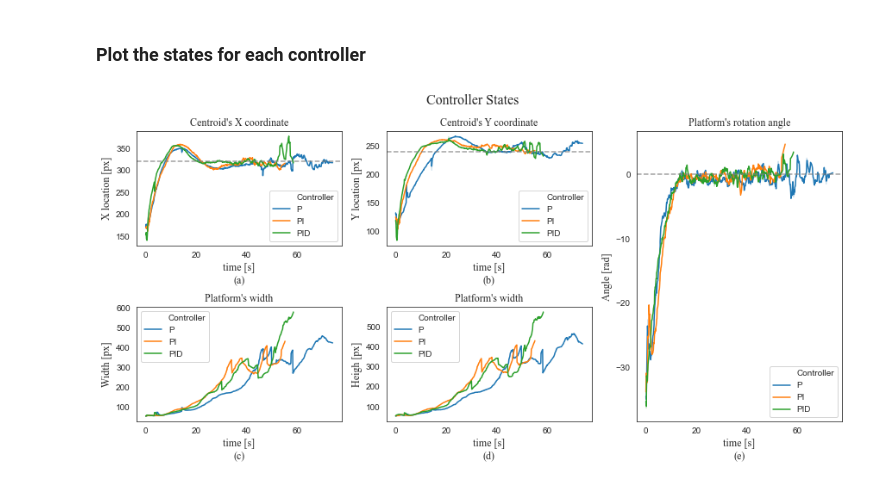
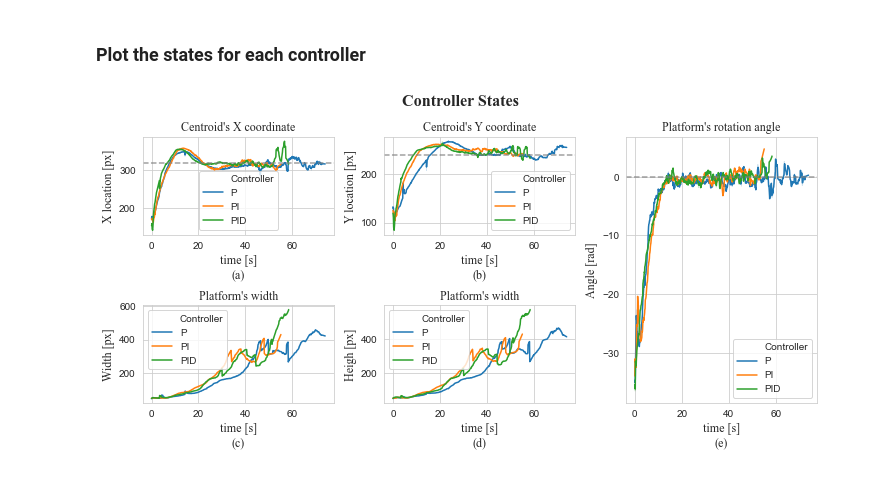
Before and after one commit to apinto25/autonomous_landing_data_analysis, a Jupyter notebook: controller_states_analysis.ipynb, the cells around one changed output. Cells and saved outputs as stored; diff of their text form; code cells hidden in the pictures.

Commit message:
Update states diagram style

```diff
--- a/controller_states_analysis.ipynb
+++ b/controller_states_analysis.ipynb
@@ -169,9 +169,9 @@ mean_df
 # %%
 timesfont = {'fontname':'Times New Roman'}
 
-sns.set_style('white')
+sns.set_style("whitegrid")
 
-fig = plt.figure(constrained_layout=True, figsize=(12,6))
+fig = plt.figure(constrained_layout=True, figsize=(10,5))
 
 gs = GridSpec(2, 3, figure=fig)
 ax1 = fig.add_subplot(gs[0, 0])
@@ -190,32 +190,32 @@ angle = sns.lineplot(data=mean_df, x="Time", y="Angle",
 w = sns.lineplot(data=mean_df, x="Time", y="Width",
              hue="Controller", ax=ax4)
 h = sns.lineplot(data=mean_df, x="Time", y="Height",
              hue="Controller", ax=ax5)
 
 xc.axhline(y=320, linewidth=1.5, color='grey', ls='--', alpha=0.75)
 yc.axhline(y=240, linewidth=1.5, color='grey', ls='--', alpha=0.75)
 angle.axhline(y=0, linewidth=1.5, color='grey', ls='--', alpha=0.75)
 
 xc.set_title("Centroid's X coordinate", fontsize=12, **timesfont)
 yc.set_title("Centroid's Y coordinate", fontsize=12, **timesfont)
 w.set_title("Platform's width", fontsize=12, **timesfont)
 h.set_title("Platform's width", fontsize=12, **timesfont)
 angle.set_title("Platform's rotation angle", fontsize=12, **timesfont)
 
 xc.set_xlabel("time [s]\n(a)", fontsize=12, **timesfont)
 yc.set_xlabel("time [s]\n(b)", fontsize=12, **timesfont)
 w.set_xlabel("time [s]\n(c)", fontsize=12, **timesfont)
 h.set_xlabel("time [s]\n(d)", fontsize=12, **timesfont)
 angle.set_xlabel("time [s]\n(e)", fontsize=12, **timesfont)
 
 xc.set_ylabel("X location [px]", fontsize=12, **timesfont)
 yc.set_ylabel("Y location [px]", fontsize=12, **timesfont)
 w.set_ylabel("Width [px]", fontsize=12, **timesfont)
 h.set_ylabel("Heigh [px]", fontsize=12, **timesfont)
 angle.set_ylabel("Angle [rad]", fontsize=12, **timesfont)
 
-fig.suptitle('Controller States', fontsize=16, **timesfont)
+fig.suptitle('Controller States', fontsize=16, fontweight='bold', **timesfont)
 
 plt.show()
 # %% [output]
-[figure, old version]
+[figure, new version]
```
